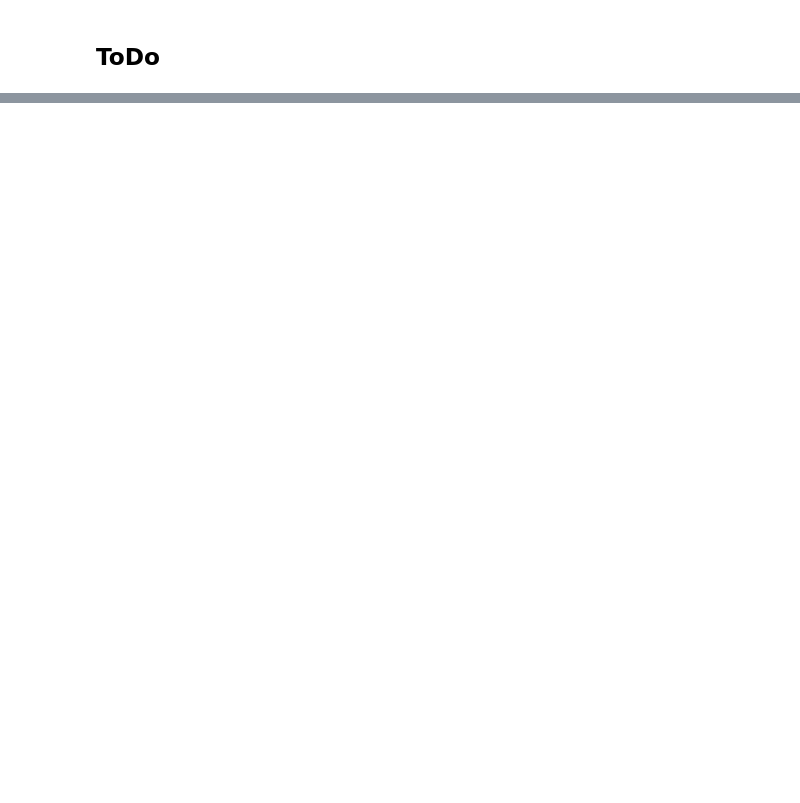
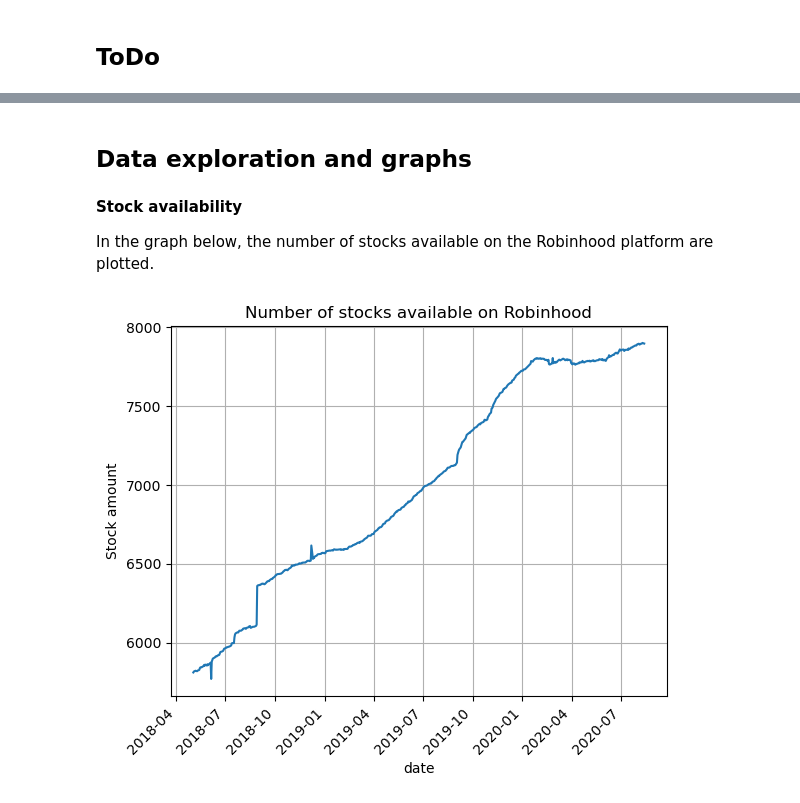
Before and after one commit to ceekoret/BMMTFI, a Jupyter notebook: thesis/data_source/robintrack/Robintrack.ipynb, the cells around one changed output, grey strips where cells are left out. Drawn from its saved outputs; the diff is of its cells as text; code cells hidden in the pictures; blank space fills up the shorter version.

Commit message:
Robintrack work 02-02-2022

```diff
--- a/thesis/data_source/robintrack/Robintrack.ipynb
+++ b/thesis/data_source/robintrack/Robintrack.ipynb
@@ -122,0 +129,11 @@ df
+# %%
+path = r'E:\Users\Christiaan\Large_Files\Thesis\robintrack\daily_data' # use your path
+
+all_files = glob.glob(os.path.join(path, "*.csv"))
+all_files = [item.replace('\\', '/') for item in all_files]
+all_files
+df = pd.concat((pd.read_csv(f) for f in all_files), ignore_index=True)
+df['date'] = pd.to_datetime(df['date'].astype(str), format='%Y-%m-%d')
+# %%
+testdf = df
+testdf
@@ -122,0 +214,6 @@ df
+# %% [markdown]
+## Data exploration and graphs
+# %% [markdown]
+**Stock availability**
+
+In the graph below, the number of stocks available on the Robinhood platform are plotted.
@@ -122,0 +224,16 @@ df
+# %%
+# Create the data in which the total stock offerings by Robinhood are calculated.
+stock_choice = testdf.groupby('date', as_index=False).size()
+
+# Plot the graph
+fig, ax = plt.subplots()
+ax.plot(stock_choice['date'], stock_choice['size'])
+
+ax.set(xlabel='date', ylabel='Stock amount',
+       title='Number of stocks available on Robinhood')
+ax.grid()
+
+plt.xticks(rotation=45, ha='right')
+plt.show()
+# %% [output]
+[figure, added]
```
Also changed, not shown: parts of 29 cells of this notebook.
